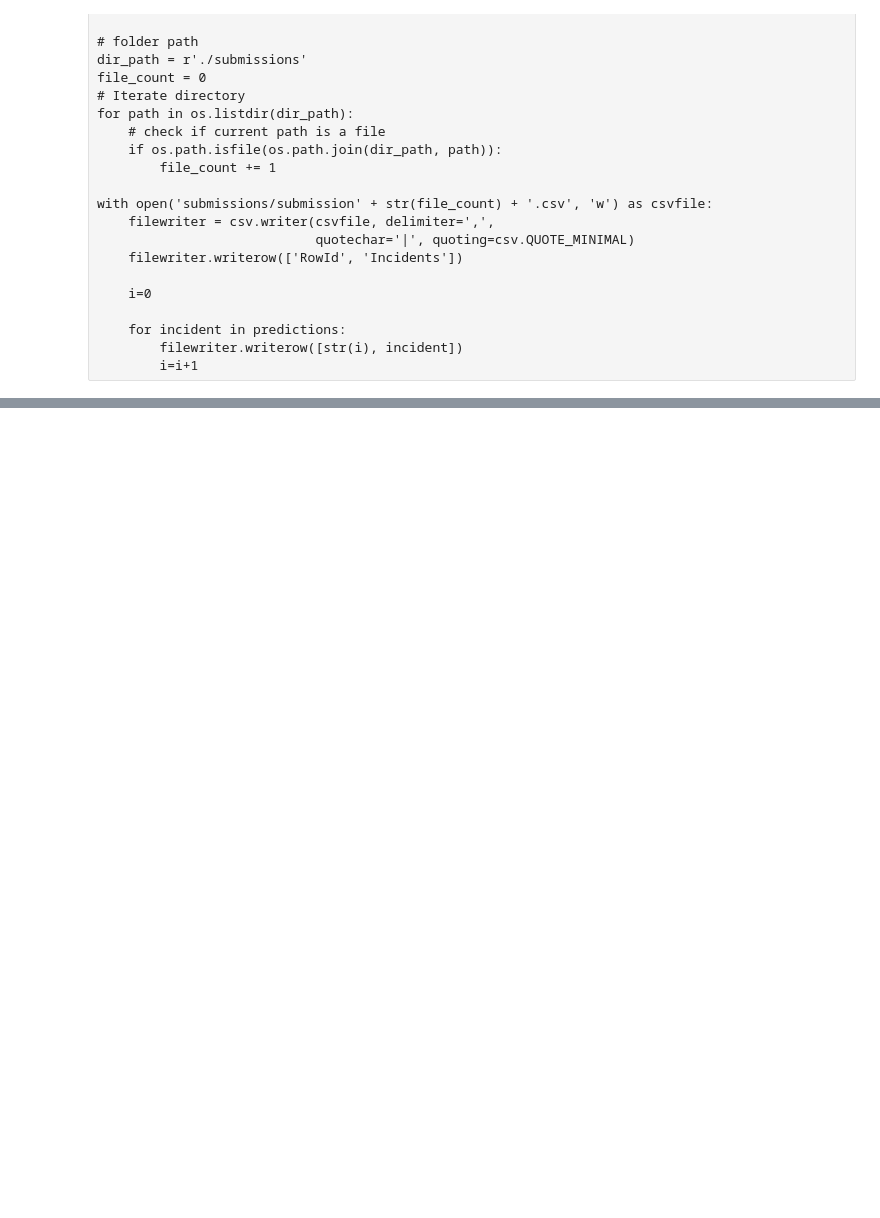
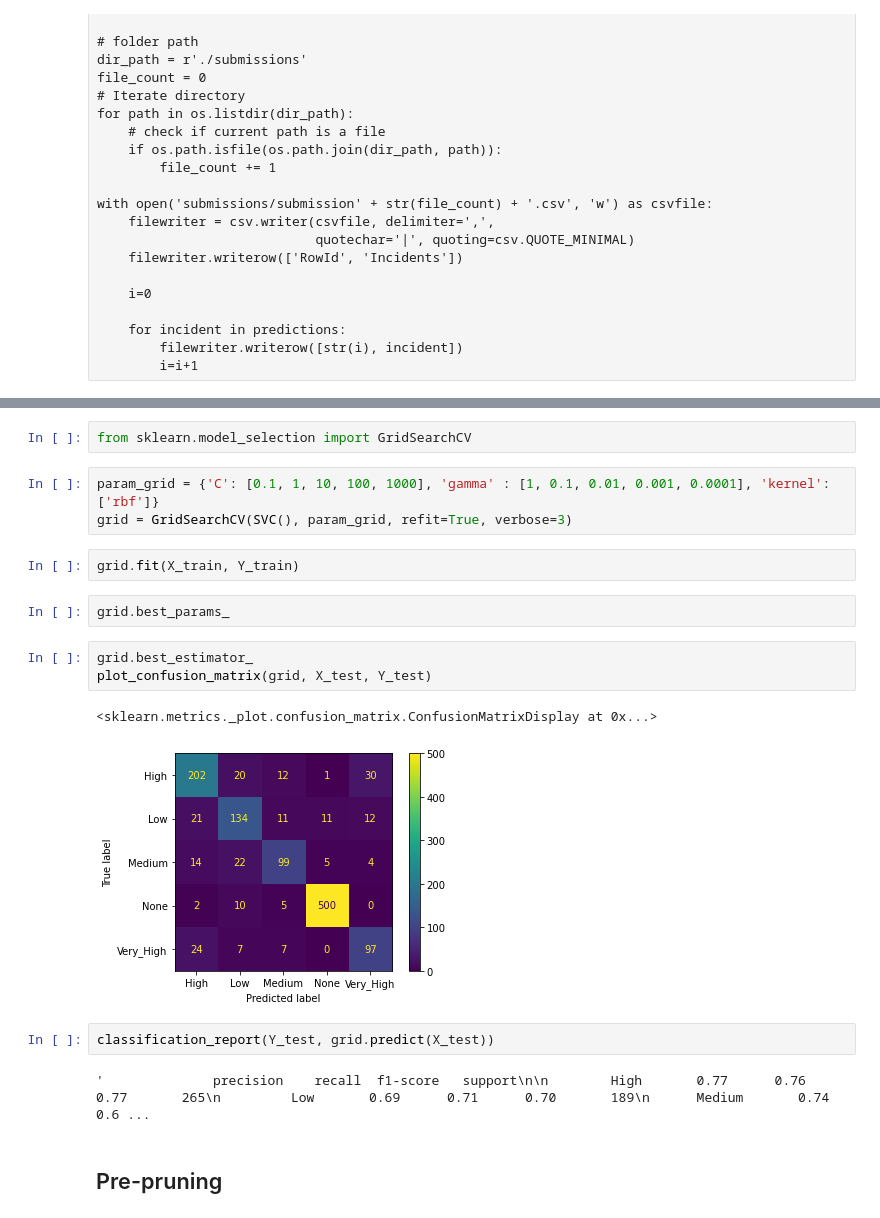
Before and after one commit to vascoliveira2511/DAA, a Jupyter notebook: competicao/incidentPrediction.ipynb, the cells around one changed output, grey strips where cells are left out. Drawn from its saved outputs; the diff is of its cells as text; blank space fills up the shorter version.

```diff
--- a/competicao/incidentPrediction.ipynb
+++ b/competicao/incidentPrediction.ipynb
@@ -419,0 +449,21 @@ with open('submissions/submission' + str(file_count) + '.csv', 'w') as csvfile:
+# %%
+from sklearn.model_selection import GridSearchCV
+# %%
+param_grid = {'C': [0.1, 1, 10, 100, 1000], 'gamma' : [1, 0.1, 0.01, 0.001, 0.0001], 'kernel': ['rbf']}
+grid = GridSearchCV(SVC(), param_grid, refit=True, verbose=3)
+# %%
+grid.fit(X_train, Y_train)
+# %%
+grid.best_params_
+# %%
+grid.best_estimator_
+plot_confusion_matrix(grid, X_test, Y_test)
+# %% [output]
+<sklearn.metrics._plot.confusion_matrix.ConfusionMatrixDisplay at 0x...>
+[figure, added]
+# %%
+classification_report(Y_test, grid.predict(X_test))
+# %% [output]
+'              precision    recall  f1-score   support\n\n        High       0.77      0.76      0.77       265\n         Low       0.69      0.71      0.70       189\n      Medium       0.74      0.6 ...
+# %% [markdown]
+## Pre-pruning
```
Also changed, not shown: parts of 33 cells of this notebook.
